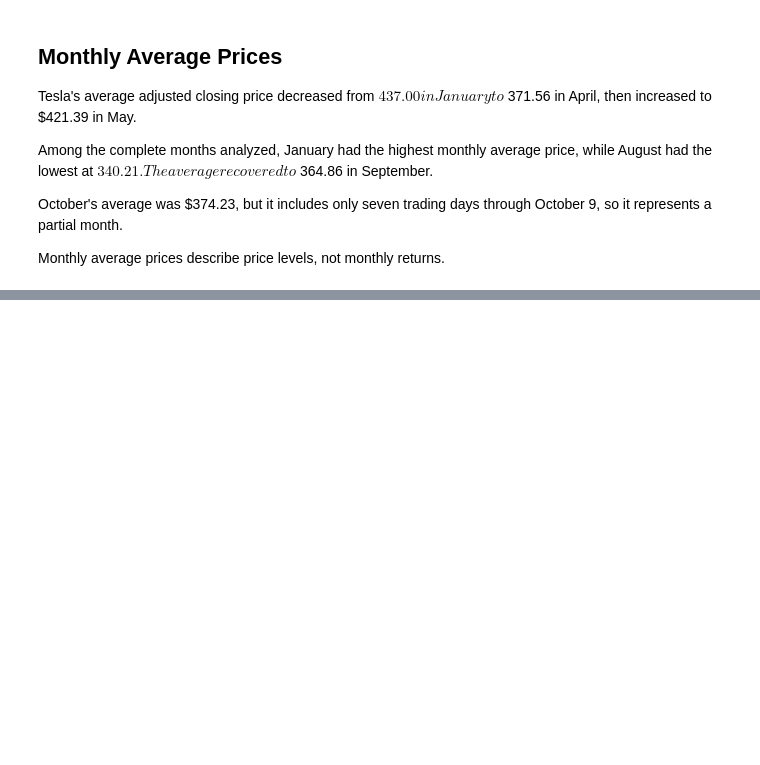
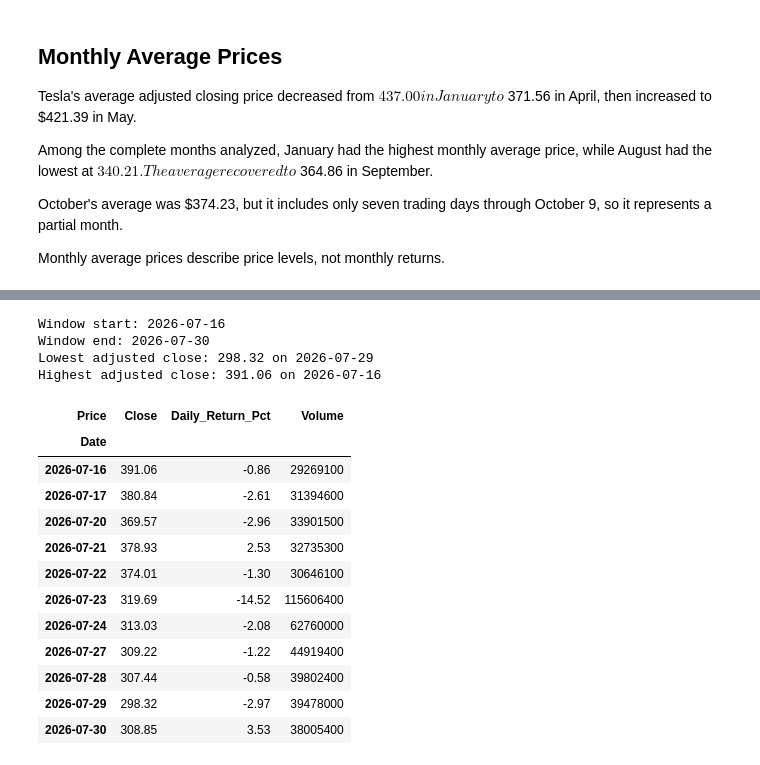
Before and after one commit to LiMeizhi1/mgs3101-analysis, a Jupyter notebook: tesla_analysis.ipynb, the cells around one changed output, grey strips where cells are left out. Saved outputs shown, nothing was run; the diff lists cells and outputs as text; code cells hidden in the pictures; blank space fills up the shorter version.

```diff
--- a/tesla_analysis.ipynb
+++ b/tesla_analysis.ipynb
@@ -188,3 +187,14 @@ October's average was $374.23, but it includes only seven
 trading days through October 9, so it represents a partial month.
 
 Monthly average prices describe price levels, not monthly returns.
+# %%
+event_date = tesla["Daily_Return_Pct"].abs().idxmax()
+print("Largest absolute daily move:", event_date.date())
+print(
+    "Daily return (%):",
+    round(tesla.loc[event_date, "Daily_Return_Pct"], 2)
+)
+tesla.loc[
+    [event_date],
+    ["Close", "Daily_Return_Pct", "Volume"]
+]
@@ -190,0 +207,38 @@ Monthly average prices describe price levels, not monthly returns.
+# %%
+event_position = tesla.index.get_loc(event_date)
+event_window = tesla.iloc[
+    max(0, event_position - 5):event_position + 6
+]
+print("Window start:", event_window.index.min().date())
+print("Window end:", event_window.index.max().date())
+print(
+    "Lowest adjusted close:",
+    round(event_window["Close"].min(), 2),
+    "on",
+    event_window["Close"].idxmin().date()
+)
+print(
+    "Highest adjusted close:",
+    round(event_window["Close"].max(), 2),
+    "on",
+    event_window["Close"].idxmax().date()
+)
+event_window[["Close", "Daily_Return_Pct", "Volume"]].round(2)
+# %% [output]
+Window start: 2026-07-16
+Window end: 2026-07-30
+Lowest adjusted close: 298.32 on 2026-07-29
+Highest adjusted close: 391.06 on 2026-07-16
+| Price | Close | Daily_Return_Pct | Volume |
+| Date |  |  |  |
+| 2026-07-16 | 391.06 | -0.86 | 29269100 |
+| 2026-07-17 | 380.84 | -2.61 | 31394600 |
+| 2026-07-20 | 369.57 | -2.96 | 33901500 |
+| 2026-07-21 | 378.93 | 2.53 | 32735300 |
+| 2026-07-22 | 374.01 | -1.30 | 30646100 |
+| 2026-07-23 | 319.69 | -14.52 | 115606400 |
+| 2026-07-24 | 313.03 | -2.08 | 62760000 |
+| 2026-07-27 | 309.22 | -1.22 | 44919400 |
+| 2026-07-28 | 307.44 | -0.58 | 39802400 |
+| 2026-07-29 | 298.32 | -2.97 | 39478000 |
+| 2026-07-30 | 308.85 | 3.53 | 38005400 |
```
Also changed, not shown: parts of 13 cells of this notebook.
